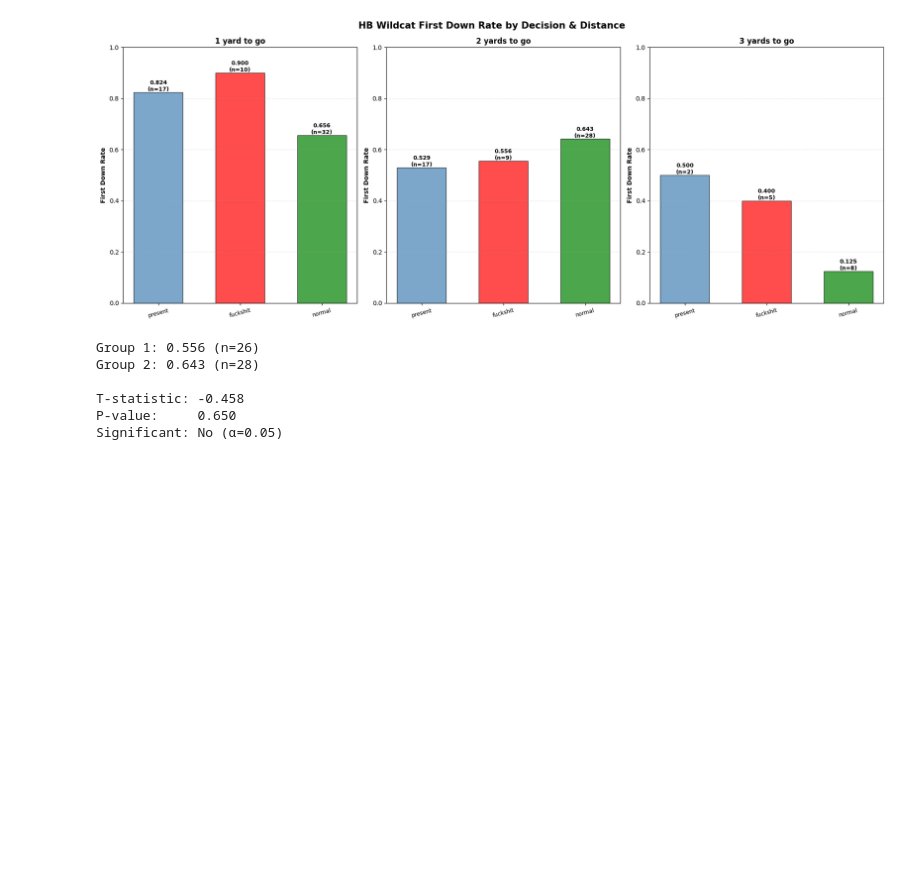
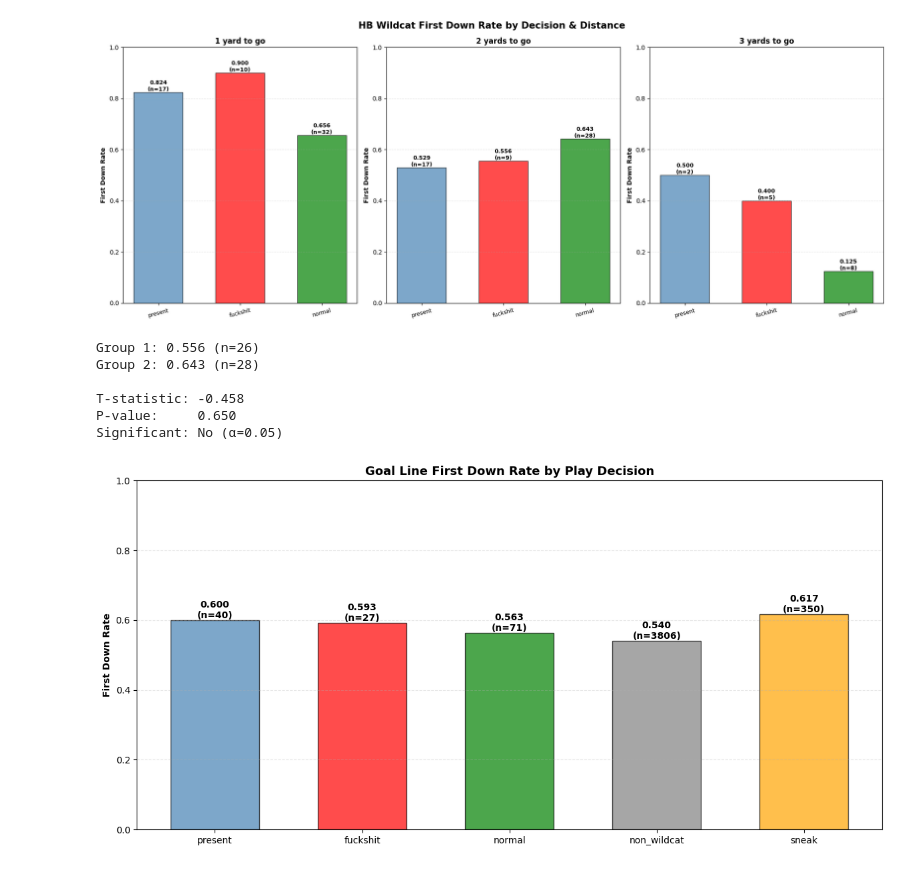
Before and after one commit to bchm513/football_wildcats, a Jupyter notebook: research3.ipynb, the cells around one changed output. Cells and saved outputs as stored; diff of their text form; code cells hidden in the pictures; blank space fills up the shorter version.

```diff
--- a/research3.ipynb
+++ b/research3.ipynb
@@ -539,6 +537,8 @@ normal_total = [6820849, 6655731, 6445703, 6783532, 6551296, 6819135, 6824488, 6
 normal_success = [6820849, 6655731, 6783532, 6824488, 6745112, 6556741, 4830540, 4066717, 5256591, 4694103, 4832007, 5874600, 5391069, 4861648, 5310170, 5211079, 5080679, 4036513, 4235448,
                   4904635, 5518189, 5914203, 6203132, 6203861, 4660982, 6161604, 4036694, 5106642, 4093819, 5420668, 4445498, 4271709, 5464253, 5316190, 6210839, 5427843, 4303886, 5342509]
 
+
+wildcat_runs = goal_line[goal_line['hb_wildcat_run'] == 1].copy()
 
 present_df = wildcat_runs[wildcat_runs['pff_play_id'].isin(present_total)].copy()
 fuckshit_df = wildcat_runs[wildcat_runs['pff_play_id'].isin(fuckshit_total)].copy()
@@ -634,3 +630,61 @@ Group 2: 0.643 (n=28)
 T-statistic: -0.458
 P-value:     0.650
 Significant: No (α=0.05)
+# %%
+wildcat_runs = goal_line[goal_line['hb_wildcat_run'] == 1].copy()
+
+present_df = wildcat_runs[wildcat_runs['pff_play_id'].isin(present_total)].copy()
+fuckshit_df = wildcat_runs[wildcat_runs['pff_play_id'].isin(fuckshit_total)].copy()
+normal_df = wildcat_runs[wildcat_runs['pff_play_id'].isin(normal_total)].copy()
+
+present_df['wildcat_decision'] = 'present'
+fuckshit_df['wildcat_decision'] = 'fuckshit'
+normal_df['wildcat_decision'] = 'normal'
+
+# add normal runs and sneaks from goal_line
+normal_runs_df = goal_line[
+    (goal_line['hb_wildcat_run'] != 1) &
+    (goal_line['play_type'] == 'designed run') &
+    (goal_line['primary_run_concept'] != 'SNEAK')
+].copy()
+normal_runs_df['wildcat_decision'] = 'non_wildcat'
+
+sneaks_df = goal_line[
+    (goal_line['play_type'] == 'designed run') &
+    (goal_line['primary_run_concept'] == 'SNEAK')
+].copy()
+sneaks_df['wildcat_decision'] = 'sneak'
+
+combined_df = pd.concat([present_df, fuckshit_df, normal_df, normal_runs_df, sneaks_df], ignore_index=True)
+
+# bar chart
+decisions = ['present', 'fuckshit', 'normal', 'non_wildcat', 'sneak']
+decision_colors = {
+    'present': 'steelblue',
+    'fuckshit': 'red',
+    'normal': 'green',
+    'non_wildcat': 'gray',
+    'sneak': 'orange'
+}
+
+fig, ax = plt.subplots(figsize=(12, 6))
+
+for i, decision in enumerate(decisions):
+    group = combined_df[combined_df['wildcat_decision'] == decision]
+    fd_rate = group['first_down_gained_numeric'].mean()
+    n = len(group)
+
+    ax.bar(i, fd_rate, width=0.6, color=decision_colors[decision], alpha=0.7, edgecolor='black')
+    ax.text(i, fd_rate, f"{fd_rate:.3f}\n(n={n})",
+            ha='center', va='bottom', fontsize=10, fontweight='bold')
+
+ax.set_xticks(range(len(decisions)))
+ax.set_xticklabels(decisions, fontsize=10)
+ax.set_ylabel('First Down Rate', fontweight='bold')
+ax.set_ylim(0, 1.0)
+ax.set_title('Goal Line First Down Rate by Play Decision', fontweight='bold', fontsize=13)
+ax.grid(axis='y', alpha=0.3, linestyle='--')
+plt.tight_layout()
+plt.show()
+# %% [output]
+[figure, added]
```
Also changed, not shown: parts of 3 cells of this notebook.
